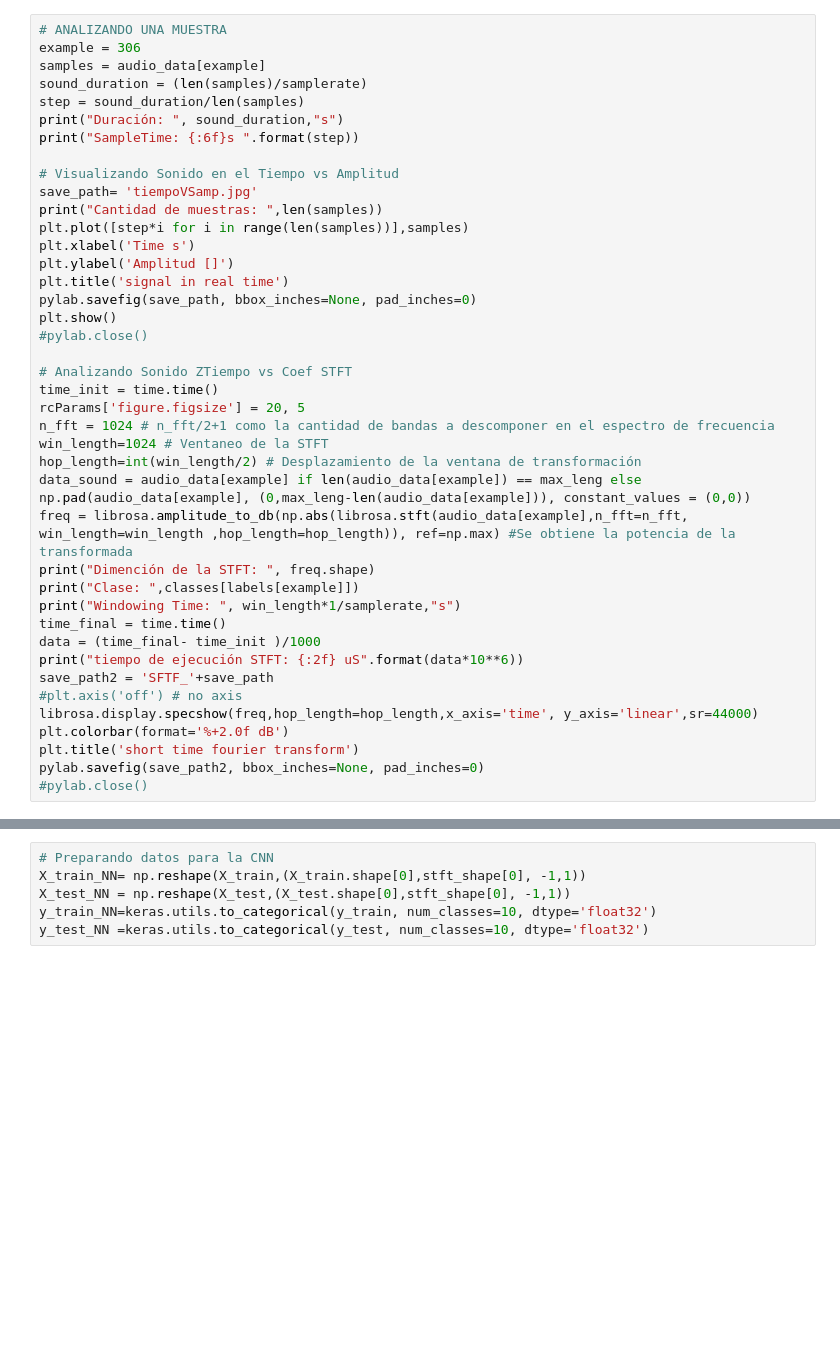
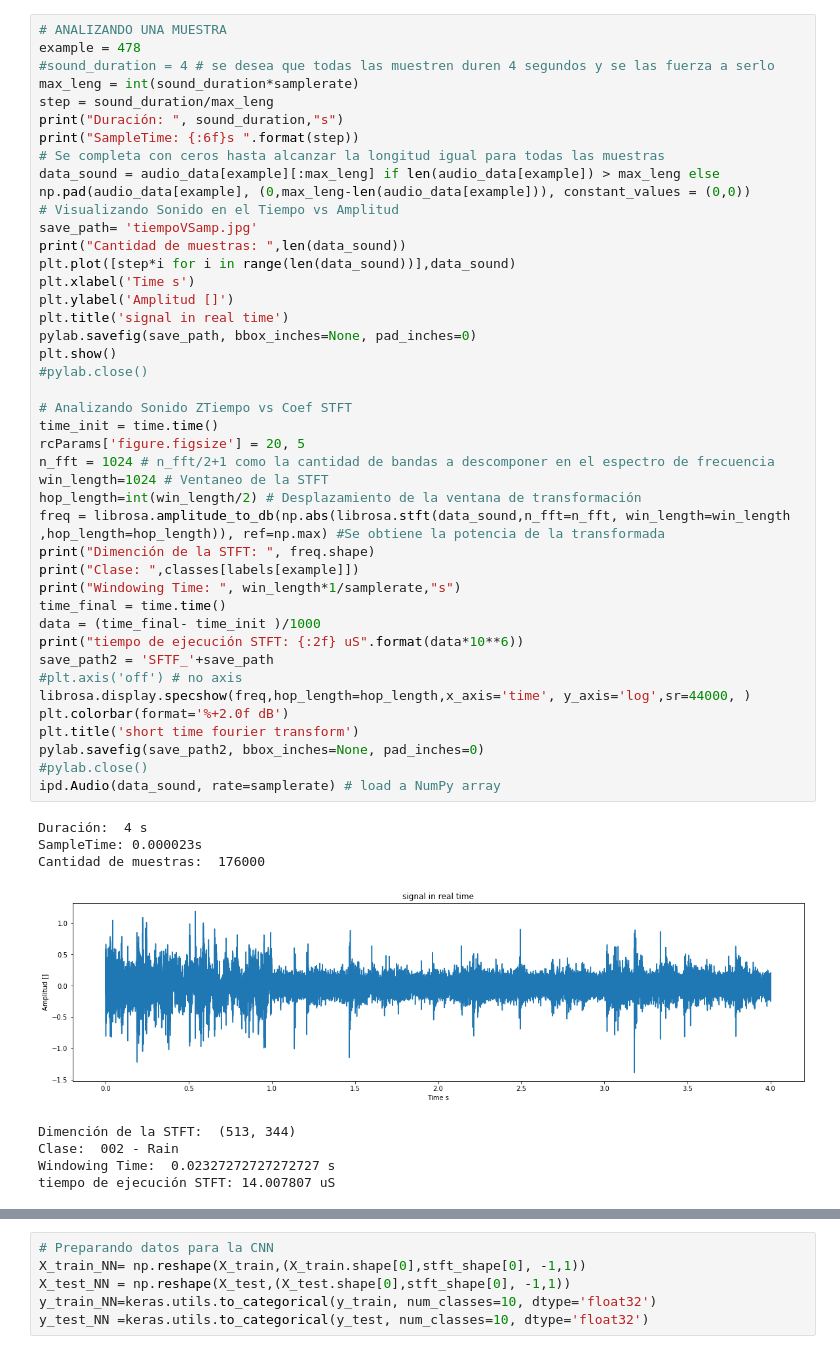
Before and after one commit to DavidCastilloAlvarado/STFT_ESC10, a Jupyter notebook: STFTstudy.ipynb, the cells around one changed output, grey strips where cells are left out. Drawn from its saved outputs; the diff is of its cells as text; blank space fills up the shorter version.

```diff
--- a/STFTstudy.ipynb
+++ b/STFTstudy.ipynb
@@ -91,41 +158,51 @@ print(label_number)
 # %%
 # ANALIZANDO UNA MUESTRA
-example = 306
-samples = audio_data[example]
-sound_duration = (len(samples)/samplerate)
-step = sound_duration/len(samples)
+example = 478
+#sound_duration = 4 # se desea que todas las muestren duren 4 segundos y se las fuerza a serlo
+max_leng = int(sound_duration*samplerate)
+step = sound_duration/max_leng
 print("Duración: ", sound_duration,"s")
 print("SampleTime: {:6f}s ".format(step))
-
+# Se completa con ceros hasta alcanzar la longitud igual para todas las muestras
+data_sound = audio_data[example][:max_leng] if len(audio_data[example]) > max_leng else np.pad(audio_data[example], (0,max_leng-len(audio_data[example])), constant_values = (0,0))
 # Visualizando Sonido en el Tiempo vs Amplitud
 save_path= 'tiempoVSamp.jpg'
-print("Cantidad de muestras: ",len(samples))
-plt.plot([step*i for i in range(len(samples))],samples)
+print("Cantidad de muestras: ",len(data_sound))
+plt.plot([step*i for i in range(len(data_sound))],data_sound)
 plt.xlabel('Time s')
 plt.ylabel('Amplitud []')
 plt.title('signal in real time')
 pylab.savefig(save_path, bbox_inches=None, pad_inches=0)
 plt.show()
 #pylab.close()
 
 # Analizando Sonido ZTiempo vs Coef STFT
 time_init = time.time()
 rcParams['figure.figsize'] = 20, 5
 n_fft = 1024 # n_fft/2+1 como la cantidad de bandas a descomponer en el espectro de frecuencia
 win_length=1024 # Ventaneo de la STFT
 hop_length=int(win_length/2) # Desplazamiento de la ventana de transformación
-data_sound = audio_data[example] if len(audio_data[example]) == max_leng else np.pad(audio_data[example], (0,max_leng-len(audio_data[example])), constant_values = (0,0))
-freq = librosa.amplitude_to_db(np.abs(librosa.stft(audio_data[example],n_fft=n_fft, win_length=win_length ,hop_length=hop_length)), ref=np.max) #Se obtiene la potencia de la transformada
+freq = librosa.amplitude_to_db(np.abs(librosa.stft(data_sound,n_fft=n_fft, win_length=win_length ,hop_length=hop_length)), ref=np.max) #Se obtiene la potencia de la transformada
 print("Dimención de la STFT: ", freq.shape)
 print("Clase: ",classes[labels[example]])
 print("Windowing Time: ", win_length*1/samplerate,"s")
 time_final = time.time()
 data = (time_final- time_init )/1000
 print("tiempo de ejecución STFT: {:2f} uS".format(data*10**6))
 save_path2 = 'SFTF_'+save_path
 #plt.axis('off') # no axis
-librosa.display.specshow(freq,hop_length=hop_length,x_axis='time', y_axis='linear',sr=44000)
+librosa.display.specshow(freq,hop_length=hop_length,x_axis='time', y_axis='log',sr=44000, )
 plt.colorbar(format='%+2.0f dB')
 plt.title('short time fourier transform')
 pylab.savefig(save_path2, bbox_inches=None, pad_inches=0)
 #pylab.close()
+ipd.Audio(data_sound, rate=samplerate) # load a NumPy array
+# %% [output]
+Duración:  4 s
+SampleTime: 0.000023s
+Cantidad de muestras:  176000
+[figure, added]
+Dimención de la STFT:  (513, 344)
+Clase:  002 - Rain
+Windowing Time:  0.02327272727272727 s
+tiempo de ejecución STFT: 14.007807 uS
```
Also changed, not shown: parts of 14 cells of this notebook, 1 other file.
